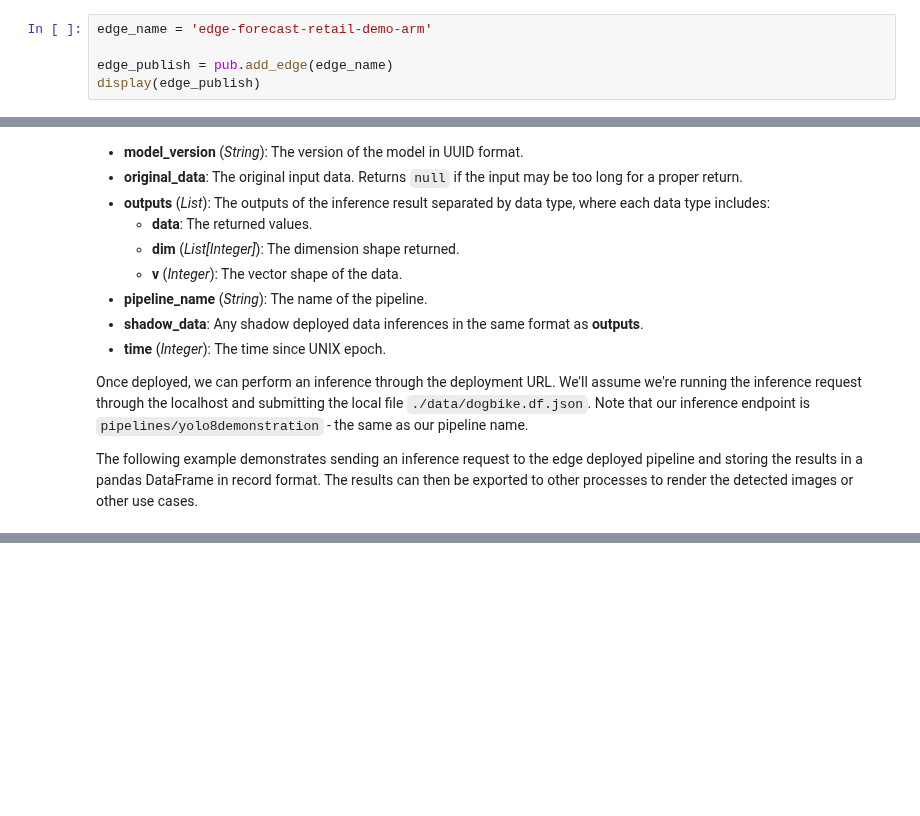
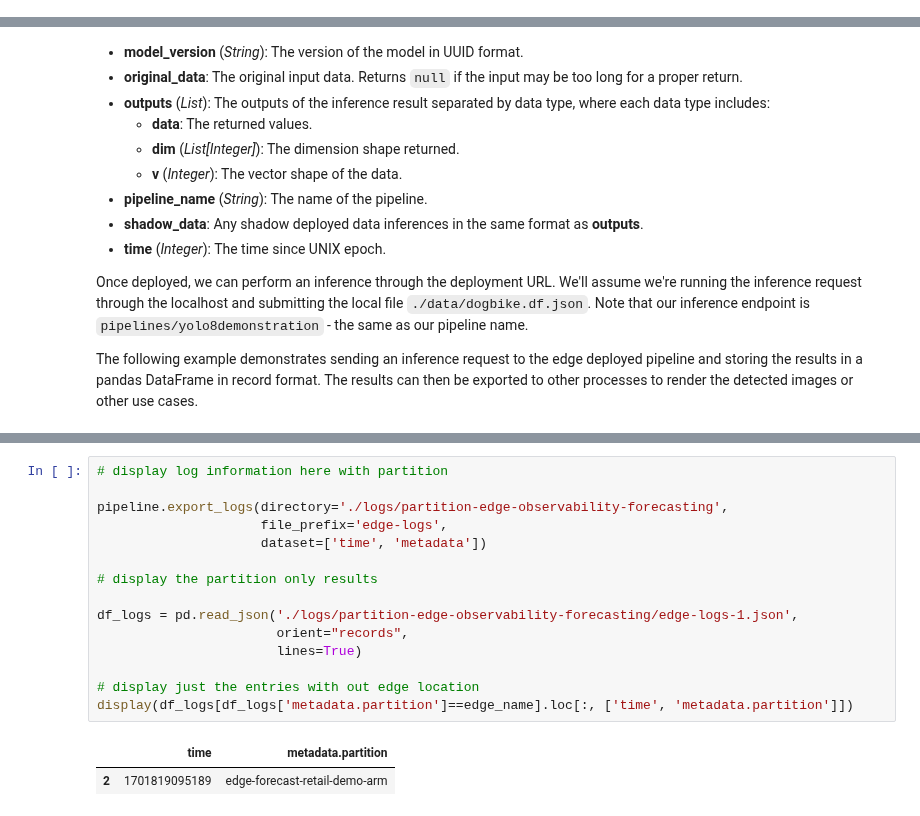
Before and after one commit to WallarooLabs/Workshops, a Jupyter notebook: Edge-Deployment/Notebooks-with-code/02-edge-forecast-retail-with-code.ipynb, the cells around one changed output, grey strips where cells are left out. Cells and saved outputs as stored; diff of their text form; blank space fills up the shorter version.

Commit message:
edge workshop updates

```diff
--- a/Edge-Deployment/Notebooks-with-code/02-edge-forecast-retail-with-code.ipynb
+++ b/Edge-Deployment/Notebooks-with-code/02-edge-forecast-retail-with-code.ipynb
@@ -513,8 +530,3 @@ display(edge_publish)
 | Created At | 2023-12-05 23:14:14.452826+00:00 |
 | Updated At | 2023-12-05 23:14:14.452826+00:00 |
 | Docker Run Variables | {'EDGE_BUNDLE': 'ZXhwb3J0IEJVTkRM... |
-# %%
-edge_name = 'edge-forecast-retail-demo-arm'
-
-edge_publish = pub.add_edge(edge_name)
-display(edge_publish)
@@ -806,0 +830,18 @@ The following example demonstrates sending an inference request to the edge depl
+# %%
+# display log information here with partition
+
+pipeline.export_logs(directory='./logs/partition-edge-observability-forecasting',
+                     file_prefix='edge-logs',
+                     dataset=['time', 'metadata'])
+
+# display the partition only results
+
+df_logs = pd.read_json('./logs/partition-edge-observability-forecasting/edge-logs-1.json',
+                       orient="records",
+                       lines=True)
+
+# display just the entries with out edge location
+display(df_logs[df_logs['metadata.partition']==edge_name].loc[:, ['time', 'metadata.partition']])
+# %% [output]
+|  | time | metadata.partition |
+| 2 | 1701819095189 | edge-forecast-retail-demo-arm |
```
Also changed, not shown: parts of 10 cells of this notebook, 12 other files.
